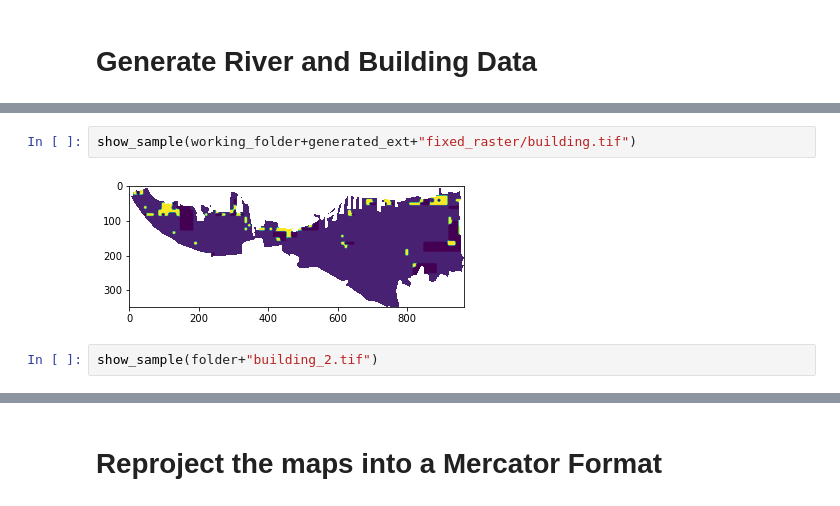
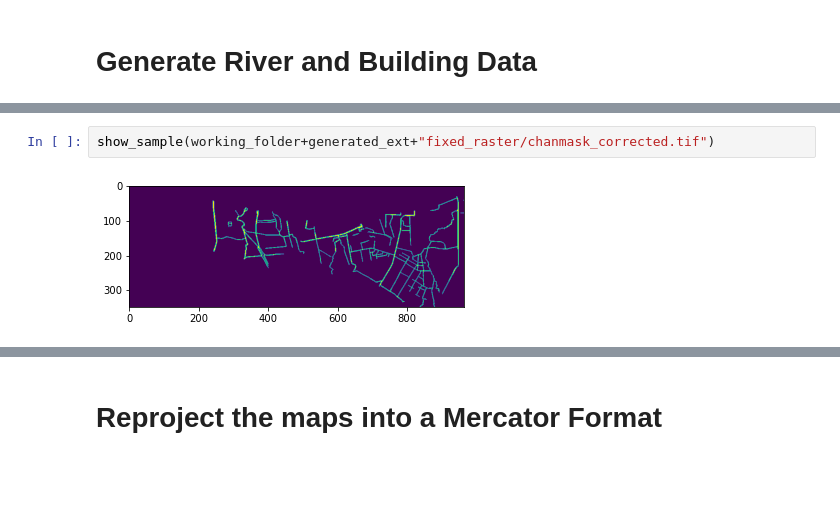
Before and after one commit to joshlam123/disaster_preprocessing, a Jupyter notebook: example_1/All Preprocessing.ipynb, the cells around one changed output, grey strips where cells are left out. Saved outputs shown, nothing was run; the diff lists cells and outputs as text; blank space fills up the shorter version.

Commit message:
fixing common and raster river

```diff
--- a/example_1/All Preprocessing.ipynb
+++ b/example_1/All Preprocessing.ipynb
@@ -444,9 +296,7 @@ FULL FILE EXTENSION /Users/tinkertanker/Documents/ESD/capstone/code/disaster_pre
 # %%
-show_sample(working_folder+generated_ext+"fixed_raster/building.tif")
+show_sample(working_folder+generated_ext+"fixed_raster/chanmask_corrected.tif")
 # %% [output]
-[figure, old version]
+[figure, new version]
-# %%
-show_sample(folder+"building_2.tif")
 # %%
 folder, files = get_folder_files('', 'hi_res','.tif',  dest = working_folder + generated_ext + 'fixed_raster/')
 files = rearrange_dem(files)
```
Also changed, not shown: parts of 5 cells of this notebook, 14 other files.
